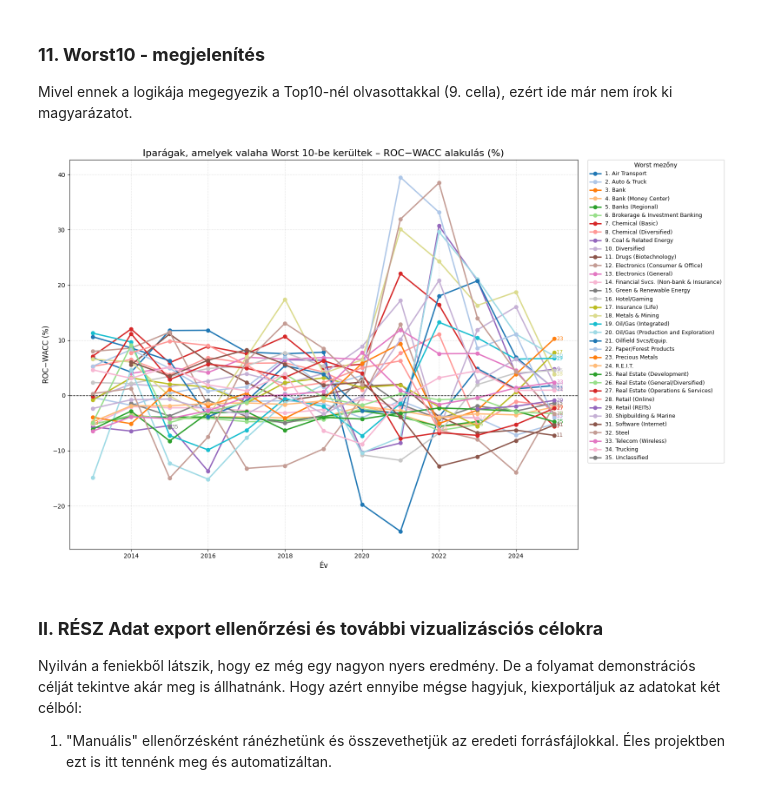
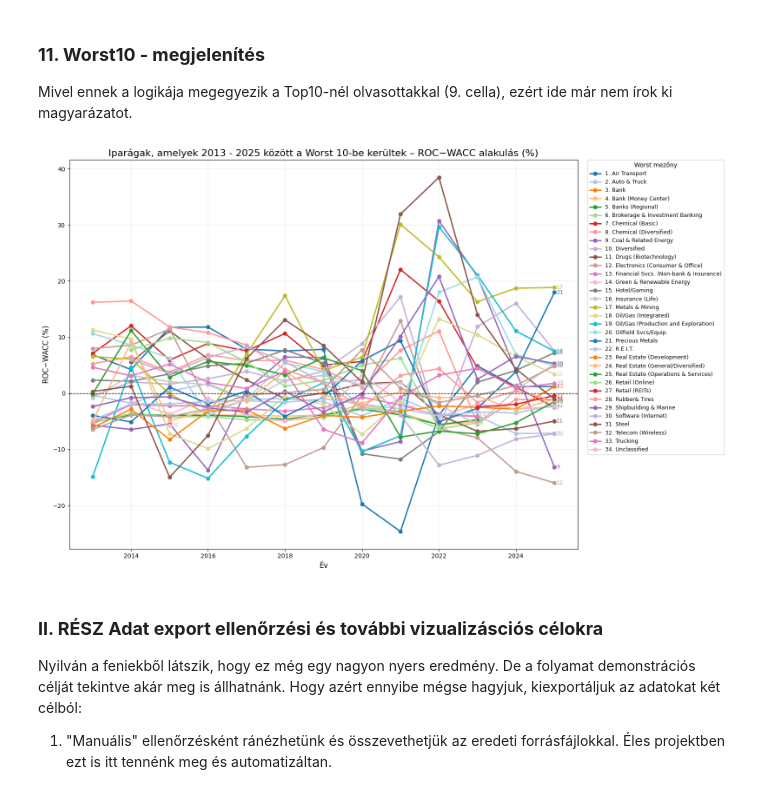
Before and after one commit to gombas-ds/damodaran-roc-wacc-viz, a Jupyter notebook: damodaran_roc_wacc_viz.ipynb, the cells around one changed output. Saved outputs shown, nothing was run; the diff lists cells and outputs as text; code cells hidden in the pictures.

```diff
--- a/damodaran_roc_wacc_viz.ipynb
+++ b/damodaran_roc_wacc_viz.ipynb
@@ -248,3 +241,10 @@ CURRENT_URL = "https://pages.stern.nyu.edu/~adamodar/pc/datasets/EVAGlobal.xls"
+# %%
+STARTYEAR = 2013      # Az elemzés kezdő éve (2013-as US EVA iparági adatoktól)
+ENDYEAR_ARCHIVE = 2024  # Az utolsó év az archív US EVA fájlok között
+CURRENTYEAR = 2025      # Az aktuális év (2025-ös US EVA iparági adatok)
+
+ARCHIVE_BASE = "https://pages.stern.nyu.edu/~adamodar/pc/archives/EVA{}.xls"  # Archív EVA fájlok (USA, EVA13, EVA15, ...)
+CURRENT_URL = "https://pages.stern.nyu.edu/~adamodar/pc/datasets/EVA.xls"     # Legfrissebb US EVA iparági fájl (2025)
 # %% [markdown]
 ### **4. Segédfüggvények a robusztus beolvasáshoz**
 
@@ -300,17 +300,16 @@ def load_eva_excel_from_url(url: str, year: int) -> pd.DataFrame: # Ez a függv
 
 Ebben a cellában ciklussal végigmegyünk az archív EVA fájlokon (2013–2024), minden évből betöltjük az iparági ROC−WACC adatokat, majd ezeket egy közös táblába egyesítjük.
 # %%
-frames = [] # Létrehozunk egy üres listát, amelyben az egyes évek adatkereteit fogjuk eltárolni.
+frames = []  # Ide gyűjtjük az egyes évek iparági adatait
 
-for y in range(START_YEAR, END_YEAR_ARCHIVE + 1): # Egy ciklussal végigmegyünk az összes archív éven a kezdőévtől az utolsó archív évig.
-    yy = str(y)[-2:] # Az aktuális év utolsó két számjegyét kinyerjük, mert az archív fájlnevek ezt a formátumot használják.
-    url = ARCHIVE_BASE.format(yy) # Az archív EVA fájl URL-jét összeállítjuk az évszám alapján.
-    df_year = load_eva_excel_from_url(url, y) # Letöltjük és feldolgozzuk az adott év EVA Excel fájlját a korábban definiált függvény segítségével.
-    frames.append(df_year) # Az adott évből származó DataFrame-et hozzáadjuk a listához.
+for y in range(STARTYEAR, ENDYEAR_ARCHIVE + 1):  # Végigmegyünk a 2013–2024 közötti éveken
+    yy = str(y)[-2:]  # Az év utolsó két számjegye (pl. 2013 -> '13')
+    url = ARCHIVE_BASE.format(yy)  # Összerakjuk az adott év archív US EVA fájljának URL-jét
+    df_year = load_eva_excel_from_url(url, y)  # Letöltjük és feldolgozzuk az adott év US EVA iparági adatait
+    frames.append(df_year)  # Hozzáfűzzük az éves adatokat a listához
 
-industry_all = pd.concat(frames, ignore_index=True) # Az összes éves adatkeretet egyetlen nagy táblává fűzzük össze.
-
-industry_all.groupby("year").size() # Az összes éves adatkeretet egyetlen nagy táblává fűzzük össze.
+industry_all = pd.concat(frames, ignore_index=True)  # Összefűzzük az összes archív év (2013–2024) US iparági adatait
+industry_all.groupby("year").size()  # Ellenőrzés: hány iparág van évente az archív US adatokban
 # %% [output]
 |  | 0 |
 | year |  |
@@ -332,11 +331,9 @@ dtype: int64
 
 Ebben a lépésben a legfrissebb (2025-ös) EVA adatokat töltjük be a Damodaran adatbázisból (mivel azokat máshol tárolta professzor úr, mint az azt megelőzőeket), majd hozzáadjuk az archív évekből már összeállított iparági adatkészlethez.
 # %%
-df_2025 = load_eva_excel_from_url(CURRENT_URL, CURRENT_YEAR) # A legfrissebb EVA adatfájlt letöltjük a Damodaran adatbázisból, majd a korábban definiált függvénnyel DataFrame formátumba alakítjuk.
-
-industry_all = pd.concat([industry_all, df_2025], ignore_index=True) # A 2025-ös adatokat hozzáfűzzük a korábbi évek iparági adatokat tartalmazó táblájához.
-
-industry_all.groupby("year").size() # A 2025-ös adatokat hozzáfűzzük a korábbi évek iparági adatokat tartalmazó táblájához.
+df_2025 = load_eva_excel_from_url(CURRENT_URL, CURRENTYEAR)  # A legfrissebb US EVA (EVA.xls) iparági adatok letöltése 2025-re
+industry_all = pd.concat([industry_all, df_2025], ignore_index=True)  # A 2025-ös US adatokat hozzáfűzzük az archív US adatokhoz
+industry_all.groupby("year").size()  # Ellenőrzés: 2013–2025 között minden évre megvannak az iparági sorok
 # %% [output]
 |  | 0 |
 | year |  |
@@ -486,35 +483,35 @@ for i, name in enumerate(worst_names):
     )
 
     # utolsó pont mellé kiírjuk a sorszámot
     last_row = df_i.iloc[-1]
     plt.text(
         last_row["year"] + 0.05,
         last_row["roc_wacc"] * 100,
         worst_label_map[name].split(".")[0],
         fontsize=9,
         color=color,
         va="center"
     )
 
 plt.axhline(y=0, color="black", linestyle="--", linewidth=1)
 
-plt.title("Iparágak, amelyek valaha Worst 10-be kerültek – ROC−WACC alakulás (%)", fontsize=16)
+plt.title("Iparágak, amelyek 2013 - 2025 között a Worst 10-be kerültek – ROC−WACC alakulás (%)", fontsize=16)
 plt.xlabel("Év", fontsize=12)
 plt.ylabel("ROC−WACC (%)", fontsize=12)
 
 plt.legend(
     title="Worst mezőny",
     bbox_to_anchor=(1.02, 1),
     loc="upper left",
     borderaxespad=0,
     fontsize=9
 )
 
 plt.grid(True, linestyle=":", alpha=0.6)
 plt.tight_layout()
 plt.show()
 # %% [output]
-[figure, old version]
+[figure, new version]
 # %% [markdown]
 ### **II. RÉSZ Adat export ellenőrzési és további vizualizásciós célokra**
 
```
Also changed, not shown: parts of 3 cells of this notebook.
